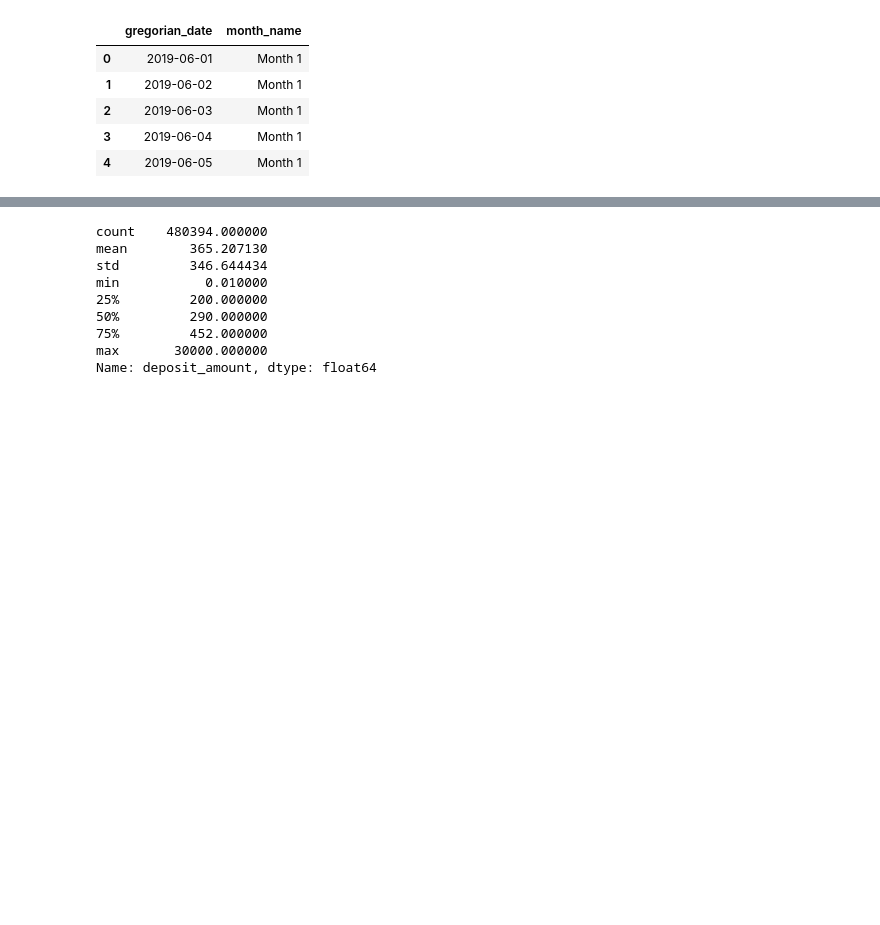
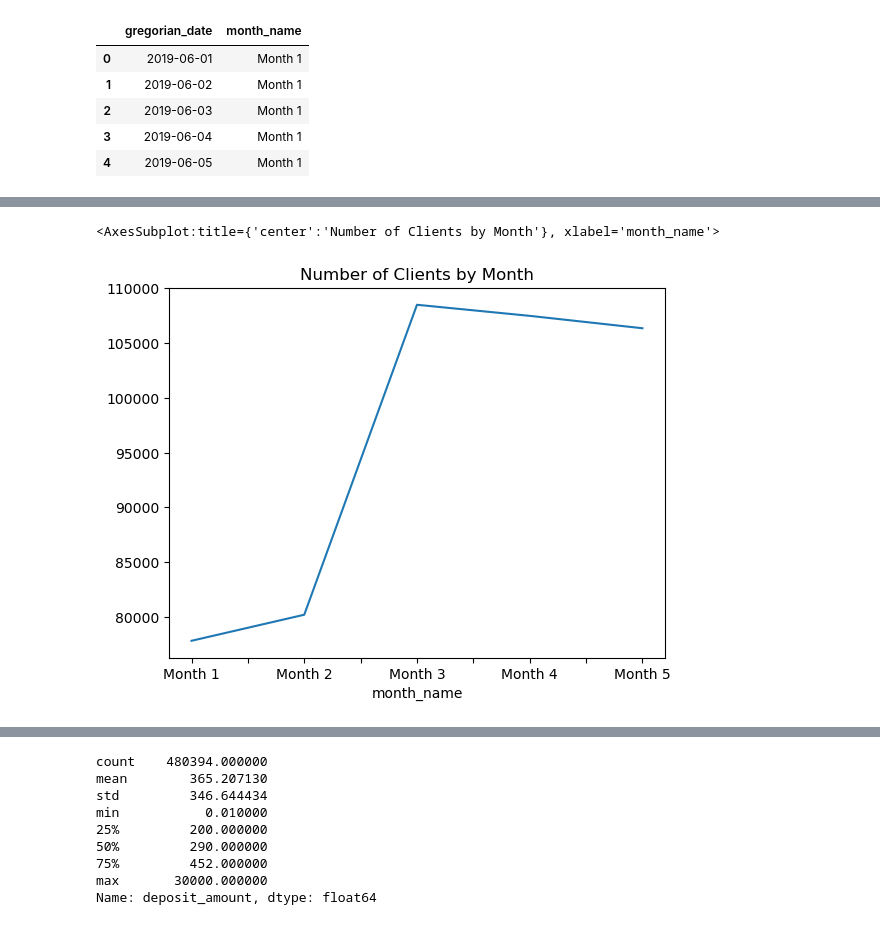
Before and after one commit to AvatarJoshi/marketing_campaign_analysis, a Jupyter notebook: marketing_analysis.ipynb, the cells around one changed output, grey strips where cells are left out. Drawn from its saved outputs; the diff is of its cells as text; code cells hidden in the pictures; blank space fills up the shorter version.

Commit message:
Plotted clients and deposit amount by month to determine effectiveness of marketing campaign. Also, began looking for outliers

```diff
--- a/marketing_analysis.ipynb
+++ b/marketing_analysis.ipynb
@@ -63,0 +79,6 @@ df.head()
+# %%
+# Plot the number of clients by month
+df.groupby('month_name').client_id.count().plot(kind='line', title='Number of Clients by Month')
+# %% [output]
+<AxesSubplot:title={'center':'Number of Clients by Month'}, xlabel='month_name'>
+[figure, added]
```
Also changed, not shown: parts of 5 cells of this notebook.
